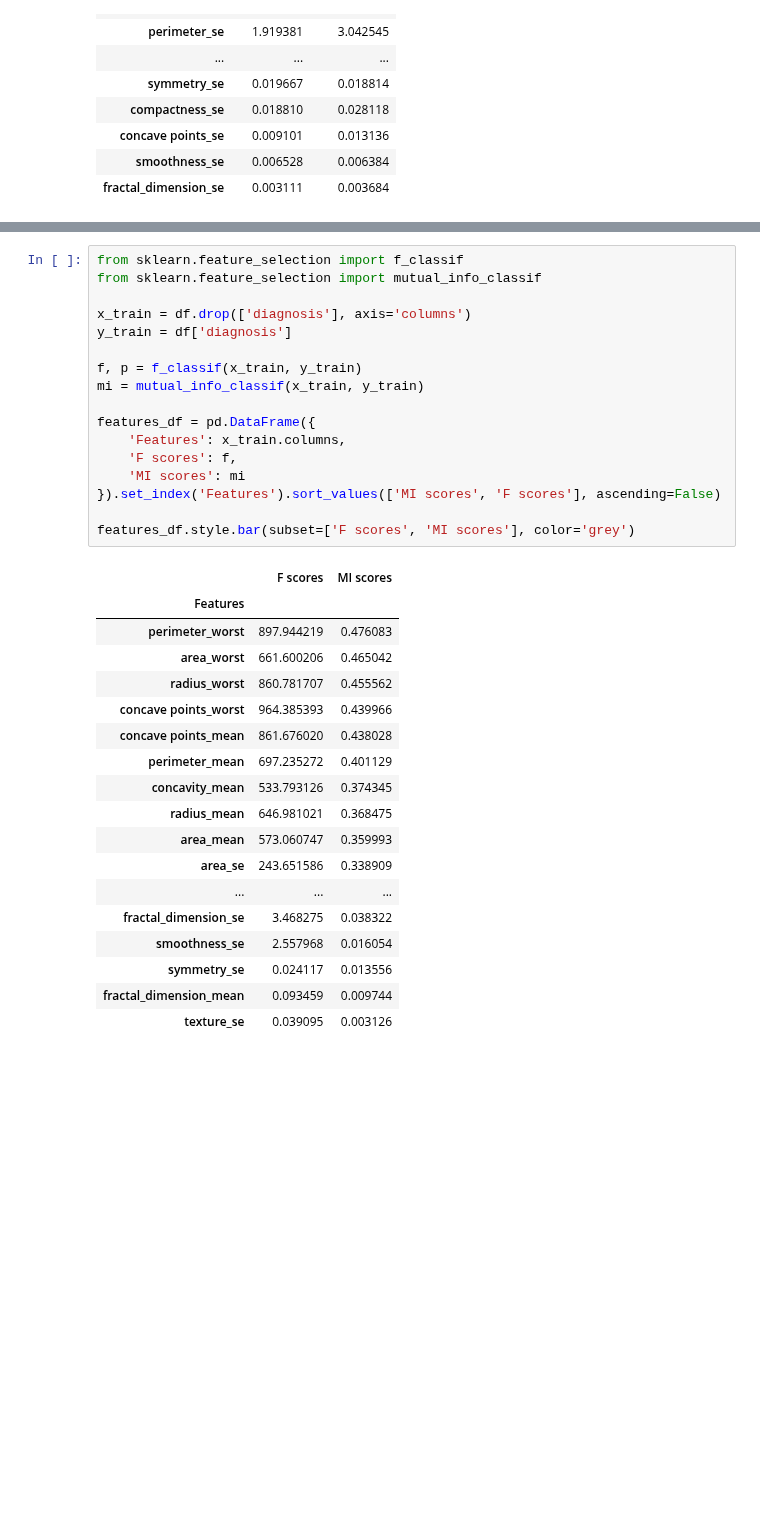
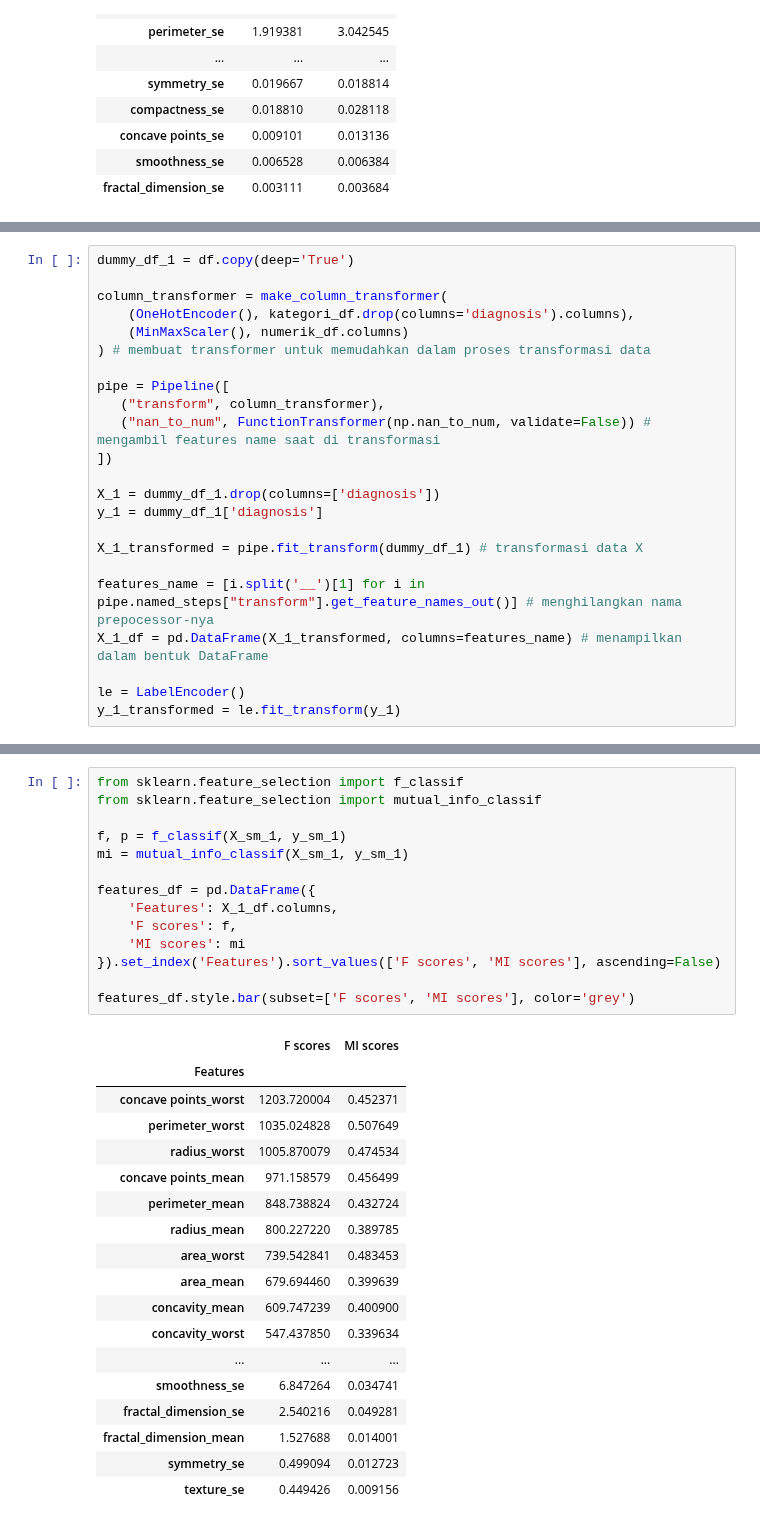
Before and after one commit to AnggaDS01/Python, a Jupyter notebook: Machine-learning/breast_cance_wisconsin_classification/breast_cancer.ipynb, the cells around one changed output, grey strips where cells are left out. Saved outputs shown, nothing was run; the diff lists cells and outputs as text; blank space fills up the shorter version.

```diff
--- a/Machine-learning/breast_cance_wisconsin_classification/breast_cancer.ipynb
+++ b/Machine-learning/breast_cance_wisconsin_classification/breast_cancer.ipynb
@@ -471,0 +518,23 @@ by_diagnosis[bc_df_fixed.columns].mean().T.sort_values(by=['B', 'M'], ascending=
+# %%
+dummy_df_1 = df.copy(deep='True')
+
+column_transformer = make_column_transformer(
+    (OneHotEncoder(), kategori_df.drop(columns='diagnosis').columns),
+    (MinMaxScaler(), numerik_df.columns)
+) # membuat transformer untuk memudahkan dalam proses transformasi data
+
+pipe = Pipeline([
+   ("transform", column_transformer),
+   ("nan_to_num", FunctionTransformer(np.nan_to_num, validate=False)) # mengambil features name saat di transformasi
+])
+
+X_1 = dummy_df_1.drop(columns=['diagnosis'])
+y_1 = dummy_df_1['diagnosis']
+
+X_1_transformed = pipe.fit_transform(dummy_df_1) # transformasi data X
+
+features_name = [i.split('__')[1] for i in pipe.named_steps["transform"].get_feature_names_out()] # menghilangkan nama prepocessor-nya
+X_1_df = pd.DataFrame(X_1_transformed, columns=features_name) # menampilkan dalam bentuk DataFrame
+
+le = LabelEncoder()
+y_1_transformed = le.fit_transform(y_1)
@@ -478,36 +567,33 @@ X_sm_1, y_sm_1 = smote.fit_resample(X_1_transformed, y_1_transformed)
 # %%
 from sklearn.feature_selection import f_classif
 from sklearn.feature_selection import mutual_info_classif
 
-x_train = df.drop(['diagnosis'], axis='columns')
-y_train = df['diagnosis']
-
-f, p = f_classif(x_train, y_train)
-mi = mutual_info_classif(x_train, y_train)
+f, p = f_classif(X_sm_1, y_sm_1)
+mi = mutual_info_classif(X_sm_1, y_sm_1)
 
 features_df = pd.DataFrame({
-    'Features': x_train.columns,
+    'Features': X_1_df.columns,
     'F scores': f,
     'MI scores': mi
-}).set_index('Features').sort_values(['MI scores', 'F scores'], ascending=False)
+}).set_index('Features').sort_values(['F scores', 'MI scores'], ascending=False)
 
 features_df.style.bar(subset=['F scores', 'MI scores'], color='grey')
 # %% [output]
 |  | F scores | MI scores |
 | Features |  |  |
-| perimeter_worst | 897.944219 | 0.476083 |
-| area_worst | 661.600206 | 0.465042 |
-| radius_worst | 860.781707 | 0.455562 |
-| concave points_worst | 964.385393 | 0.439966 |
-| concave points_mean | 861.676020 | 0.438028 |
-| perimeter_mean | 697.235272 | 0.401129 |
-| concavity_mean | 533.793126 | 0.374345 |
-| radius_mean | 646.981021 | 0.368475 |
-| area_mean | 573.060747 | 0.359993 |
-| area_se | 243.651586 | 0.338909 |
+| concave points_worst | 1203.720004 | 0.452371 |
+| perimeter_worst | 1035.024828 | 0.507649 |
+| radius_worst | 1005.870079 | 0.474534 |
+| concave points_mean | 971.158579 | 0.456499 |
+| perimeter_mean | 848.738824 | 0.432724 |
+| radius_mean | 800.227220 | 0.389785 |
+| area_worst | 739.542841 | 0.483453 |
+| area_mean | 679.694460 | 0.399639 |
+| concavity_mean | 609.747239 | 0.400900 |
+| concavity_worst | 547.437850 | 0.339634 |
 | ... | ... | ... |
-| fractal_dimension_se | 3.468275 | 0.038322 |
-| smoothness_se | 2.557968 | 0.016054 |
-| symmetry_se | 0.024117 | 0.013556 |
-| fractal_dimension_mean | 0.093459 | 0.009744 |
-| texture_se | 0.039095 | 0.003126 |
+| smoothness_se | 6.847264 | 0.034741 |
+| fractal_dimension_se | 2.540216 | 0.049281 |
+| fractal_dimension_mean | 1.527688 | 0.014001 |
+| symmetry_se | 0.499094 | 0.012723 |
+| texture_se | 0.449426 | 0.009156 |
```
Also changed, not shown: parts of 45 cells of this notebook.
